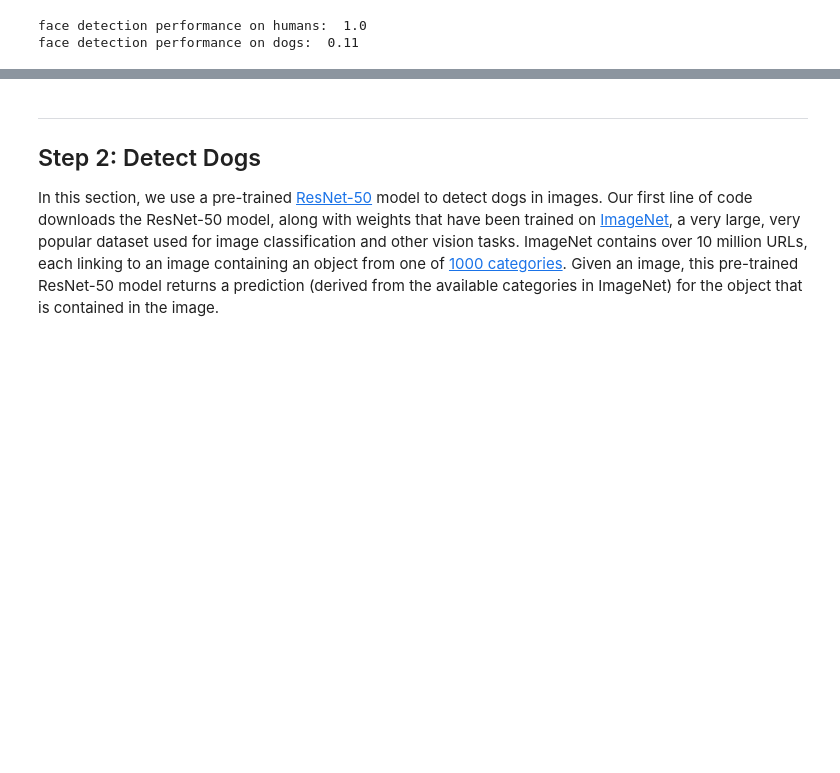
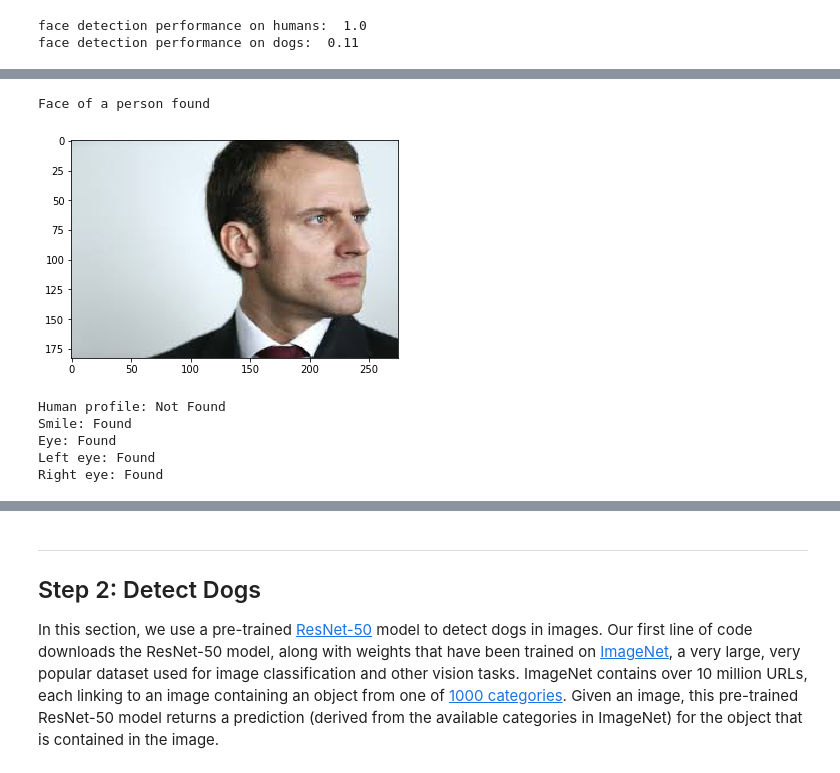
Before and after one commit to gotamist/deep-learning, a Jupyter notebook: dog_app.ipynb, the cells around one changed output, grey strips where cells are left out. Saved outputs shown, nothing was run; the diff lists cells and outputs as text; code cells hidden in the pictures; blank space fills up the shorter version.

```diff
--- a/dog_app.ipynb
+++ b/dog_app.ipynb
@@ -206,0 +307,12 @@ We suggest the face detector from OpenCV as a potential way to detect human imag
+# %%
+show_face_and_test_all('human_test/macron_tilted.jpg') #The second eye is visible here and
+#although the shot is not frontal, face detection works, but profile view returns false (in my testing, any time a second eye is seen)
+#all other features correctly identified.
+# %% [output]
+Face of a person found
+[figure, added]
+Human profile: Not Found
+Smile: Found
+Eye: Found
+Left eye: Found
+Right eye: Found
```
Also changed, not shown: parts of 57 cells of this notebook.
